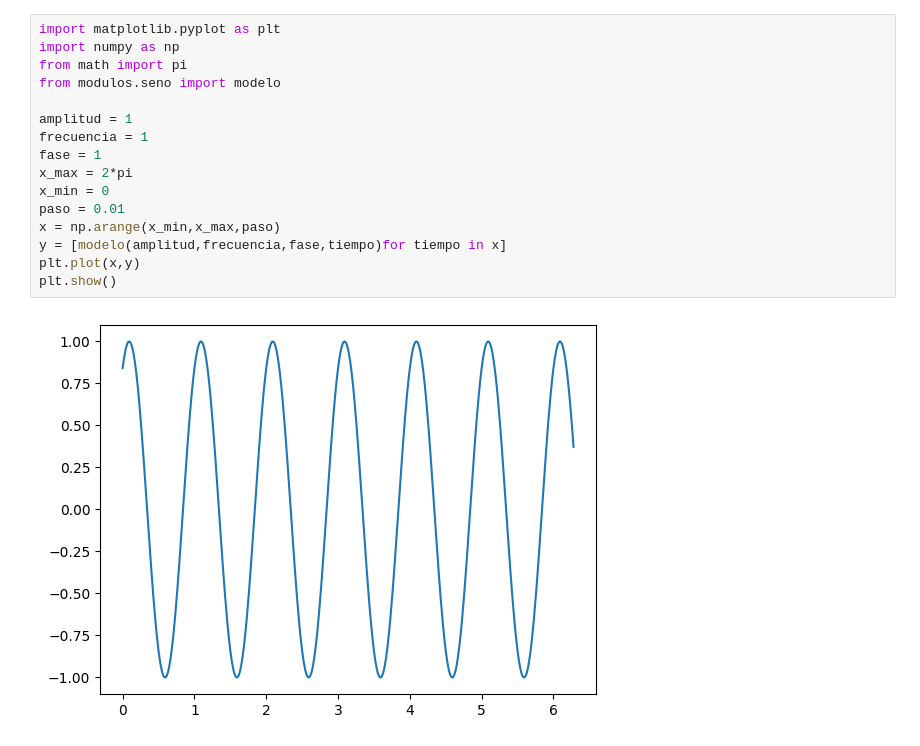
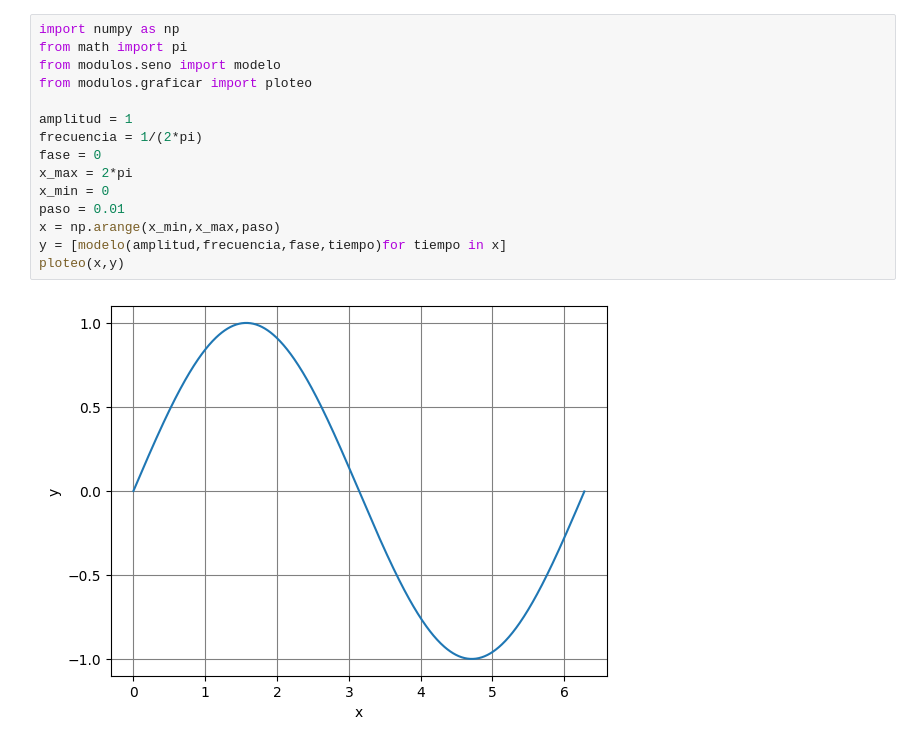
Before and after one commit to JorgeIsur/Laboratorio7Lerma, a Jupyter notebook: laboratorio7.ipynb, the cells around one changed output. Cells and saved outputs as stored; diff of their text form.

```diff
--- a/laboratorio7.ipynb
+++ b/laboratorio7.ipynb
@@ -22,20 +31,19 @@ En la celda siguiente encontraremos un bloque de código donde podremos interact
   - Se puede modificar la fase modificando el paramétro 'fase = 1' donde podemos cambiar el número '1' por algún otro que queramos.
 Una vez modificado algún valor en los paramétros podemos 'actualizar' la gráfica haciendo 'click' en el simbolo de 'Ejecutar celda' en el lado izquierdo superior del bloque de código.
 # %%
-import matplotlib.pyplot as plt
 import numpy as np
 from math import pi
 from modulos.seno import modelo
+from modulos.graficar import ploteo
 
 amplitud = 1
-frecuencia = 1
-fase = 1
+frecuencia = 1/(2*pi)
+fase = 0
 x_max = 2*pi
 x_min = 0
 paso = 0.01
 x = np.arange(x_min,x_max,paso)
 y = [modelo(amplitud,frecuencia,fase,tiempo)for tiempo in x]
-plt.plot(x,y)
-plt.show()
+ploteo(x,y)
 # %% [output]
-[figure, old version]
+[figure, new version]
```
Also changed, not shown: parts of 5 cells of this notebook.
